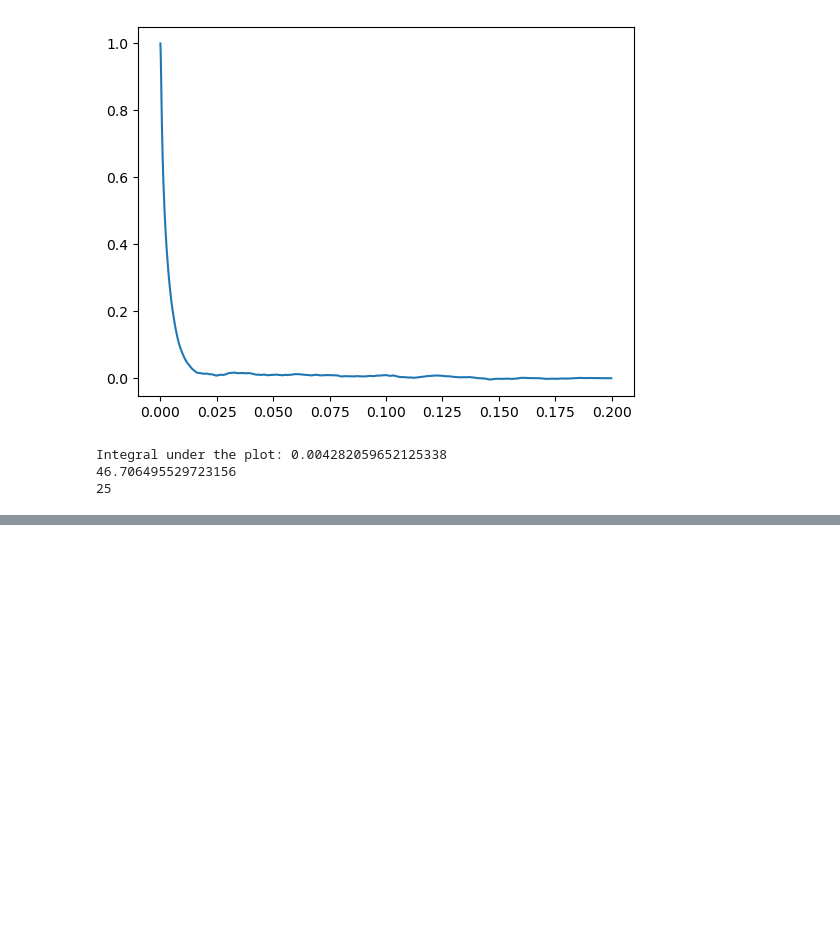
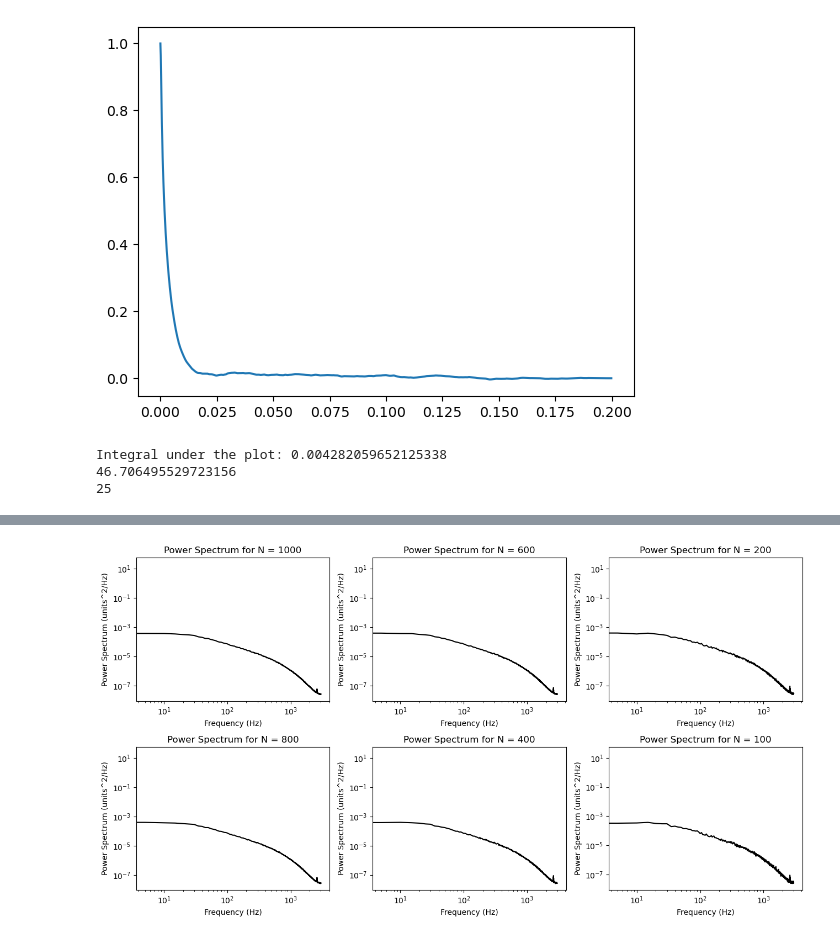
Before and after one commit to VictorLier/ExperimentalFluid, a Jupyter notebook: Signal_processing/Signal_processingn_marc.ipynb, the cells around one changed output, grey strips where cells are left out. Saved outputs shown, nothing was run; the diff lists cells and outputs as text; code cells hidden in the pictures; blank space fills up the shorter version.

```diff
--- a/Signal_processing/Signal_processingn_marc.ipynb
+++ b/Signal_processing/Signal_processingn_marc.ipynb
@@ -105,0 +105,24 @@ ValueError: could not broadcast input array from shape (600,) into shape (1200,)
+# %%
+fig, axs = plt.subplots(2, 3, figsize=(13, 7))
+
+for i, nblock in enumerate([1000, 800, 600, 400, 200, 100]):
+    n_val = n
+    S_all = np.zeros((n_val//2, nblock))
+    f = np.arange(n_val) / (n_val * dt)
+
+    for j in range(nblock):
+        uft = dt * np.fft.fft(u[:n_val, j])
+        S = uft * uft.conjugate() / (n_val * dt)
+        S_all[:, j] = S[0:n_val//2].real
+
+    row = i // 2
+    col = i % 2
+    axs[col, row].loglog(f[0:n_val//2], np.mean(S_all[:, :],axis=1), 'k-')
+    axs[col, row].set_xlabel('Frequency (Hz)')
+    axs[col, row].set_ylabel('Power Spectrum (units^2/Hz)')
+    axs[col, row].set_title(f'Power Spectrum for N = {nblock}')
+
+plt.tight_layout()
+plt.show()
+# %% [output]
+[figure, added]
```
Also changed, not shown: parts of 2 cells of this notebook.
